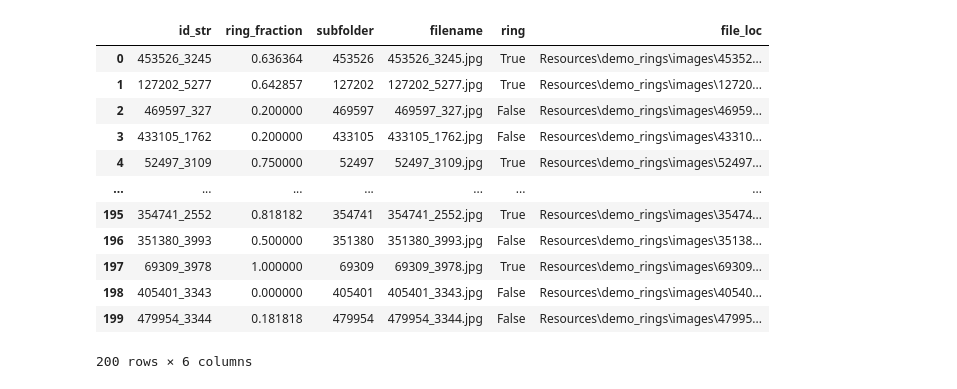
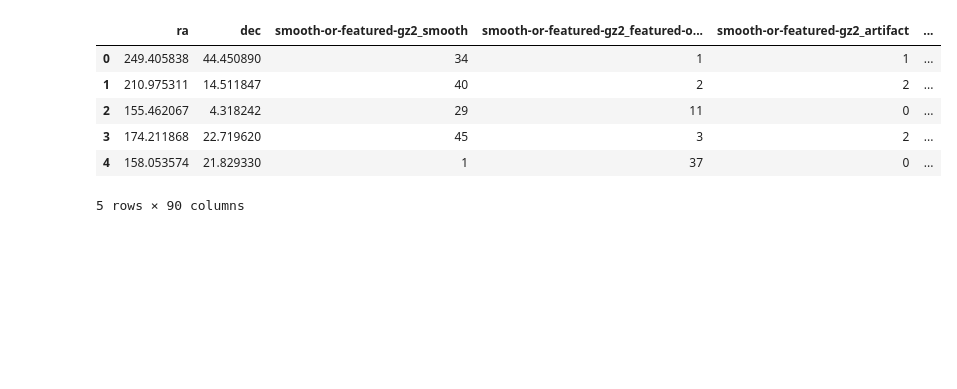
Before and after one commit to RobP910/Project-3---Galaxy-Zoo, a Jupyter notebook: data_exploration.ipynb, the cells around one changed output. Drawn from its saved outputs; the diff is of its cells as text; code cells hidden in the pictures; blank space fills up the shorter version.

```diff
--- a/data_exploration.ipynb
+++ b/data_exploration.ipynb
@@ -12,23 +7,17 @@ Extracting Resources\demo_rings\demo_rings_images.tar.gz to Resources\demo_rings
 # %%
 # load dataset using get_demo_rings
-df, label_columns = get_demo_rings(train=False)
+df, label_columns = get_gz2(train=False)
 # %%
 # display first 5 rows
-df
+df.head()
 # %% [output]
-|  | id_str | ring_fraction | subfolder | filename | ring | file_loc |
-| 0 | 453526_3245 | 0.636364 | 453526 | 453526_3245.jpg | True | Resources\demo_rings\images\45352... |
-| 1 | 127202_5277 | 0.642857 | 127202 | 127202_5277.jpg | True | Resources\demo_rings\images\12720... |
-| 2 | 469597_327 | 0.200000 | 469597 | 469597_327.jpg | False | Resources\demo_rings\images\46959... |
-| 3 | 433105_1762 | 0.200000 | 433105 | 433105_1762.jpg | False | Resources\demo_rings\images\43310... |
-| 4 | 52497_3109 | 0.750000 | 52497 | 52497_3109.jpg | True | Resources\demo_rings\images\52497... |
-| ... | ... | ... | ... | ... | ... | ... |
-| 195 | 354741_2552 | 0.818182 | 354741 | 354741_2552.jpg | True | Resources\demo_rings\images\35474... |
-| 196 | 351380_3993 | 0.500000 | 351380 | 351380_3993.jpg | False | Resources\demo_rings\images\35138... |
-| 197 | 69309_3978 | 1.000000 | 69309 | 69309_3978.jpg | True | Resources\demo_rings\images\69309... |
-| 198 | 405401_3343 | 0.000000 | 405401 | 405401_3343.jpg | False | Resources\demo_rings\images\40540... |
-| 199 | 479954_3344 | 0.181818 | 479954 | 479954_3344.jpg | False | Resources\demo_rings\images\47995... |
+|  | ra | dec | smooth-or-featured-gz2_smooth | smooth-or-featured-gz2_featured-o... | smooth-or-featured-gz2_artifact | ... |
+| 0 | 249.405838 | 44.450890 | 34 | 1 | 1 | ... |
+| 1 | 210.975311 | 14.511847 | 40 | 2 | 2 | ... |
+| 2 | 155.462067 | 4.318242 | 29 | 11 | 0 | ... |
+| 3 | 174.211868 | 22.719620 | 45 | 3 | 2 | ... |
+| 4 | 158.053574 | 21.829330 | 1 | 37 | 0 | ... |
-200 rows × 6 columns
+5 rows × 90 columns
 # %%
 # check for missing values
 df.isnull().sum()
```
Also changed, not shown: parts of 6 cells of this notebook.
